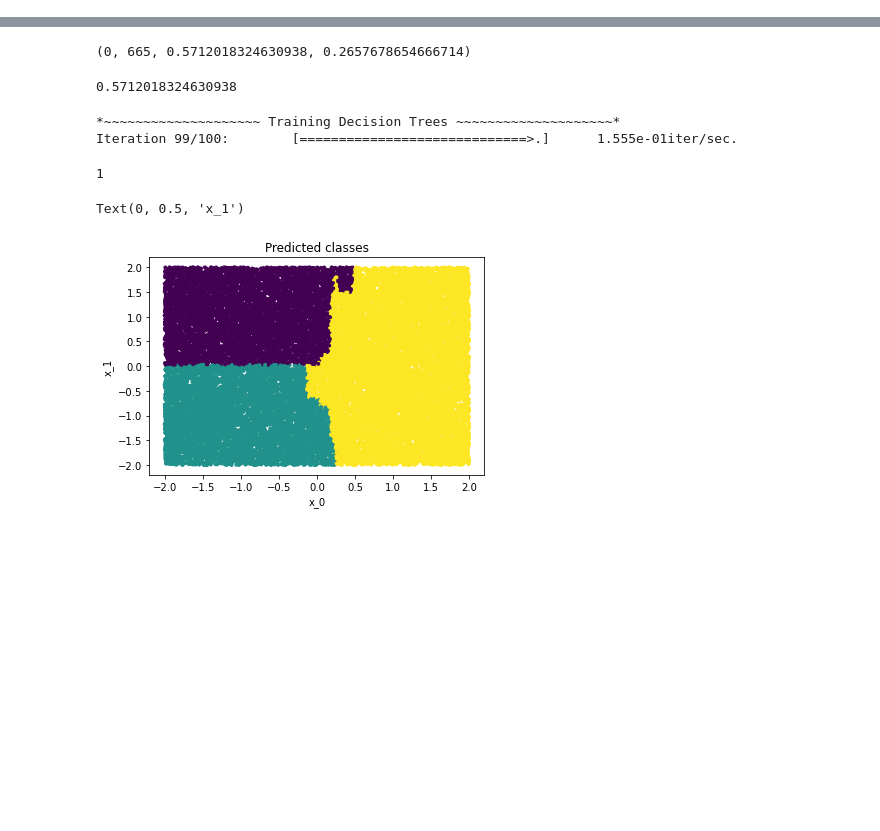
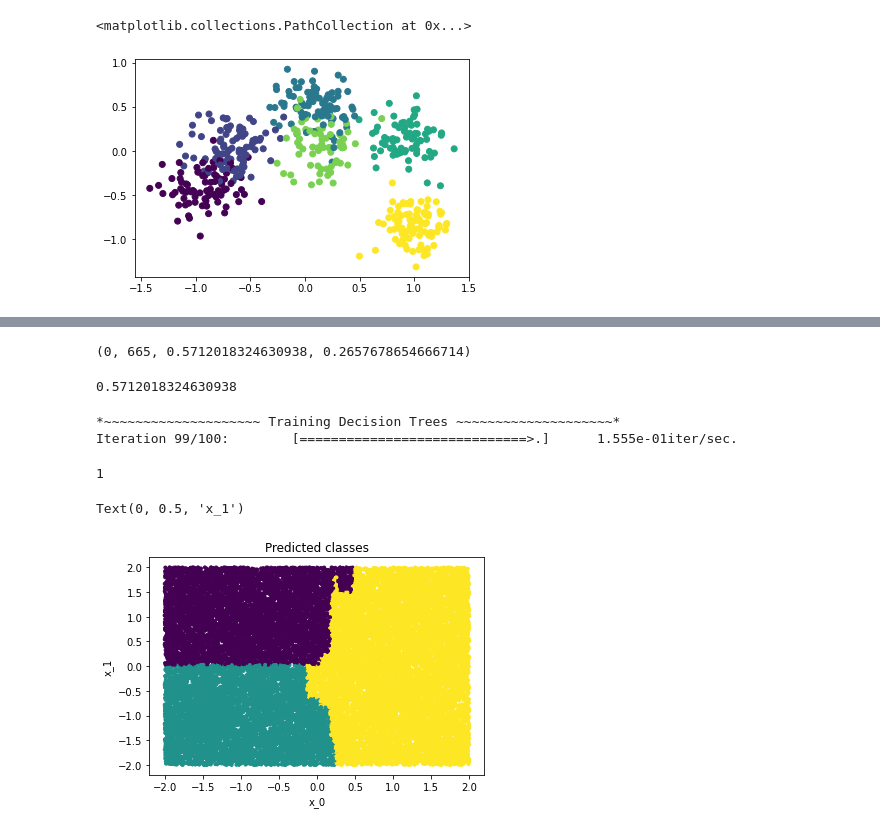
Before and after one commit to Jmkernes/DecisionTrees, a Jupyter notebook: DecisionTreeV2.ipynb, the cells around one changed output, grey strips where cells are left out. Drawn from its saved outputs; the diff is of its cells as text; code cells hidden in the pictures; blank space fills up the shorter version.

```diff
--- a/DecisionTreeV2.ipynb
+++ b/DecisionTreeV2.ipynb
@@ -136,0 +301,17 @@ class Node():
+# %%
+import numpy as np
+import matplotlib.pyplot as plt
+from collections import Counter, defaultdict
+
+# To help with testing, we generate synthetic data from K Gaussians in 2D
+mu = np.array([[-1,1],[-1,-1],[1,0]])
+K = 6
+mu = np.random.rand(K,2)*2-1
+sigma = 0.2
+N = 500
+y = np.random.randint(K,size=N)
+X = np.random.randn(N,2)*sigma + np.array([mu[x] for x in y])
+plt.scatter(X[:,0], X[:,1], c=y)
+# %% [output]
+<matplotlib.collections.PathCollection at 0x...>
+[figure, added]
```
Also changed, not shown: parts of 7 cells of this notebook.
